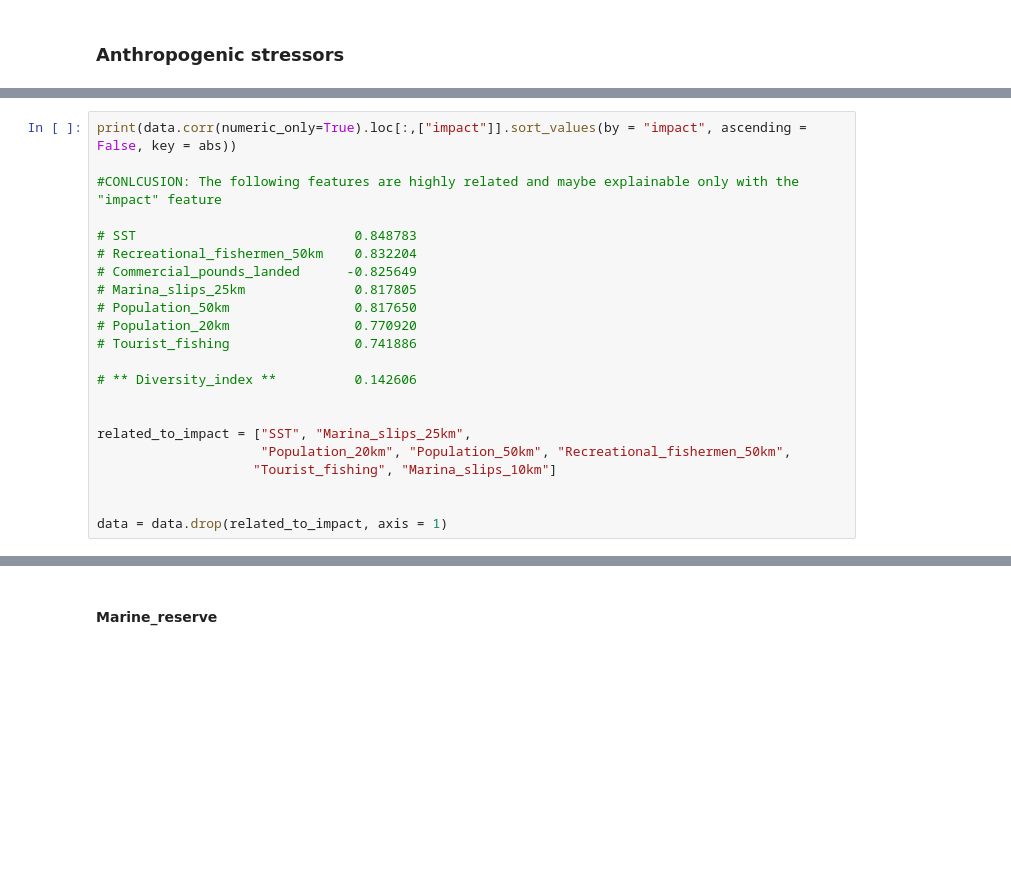
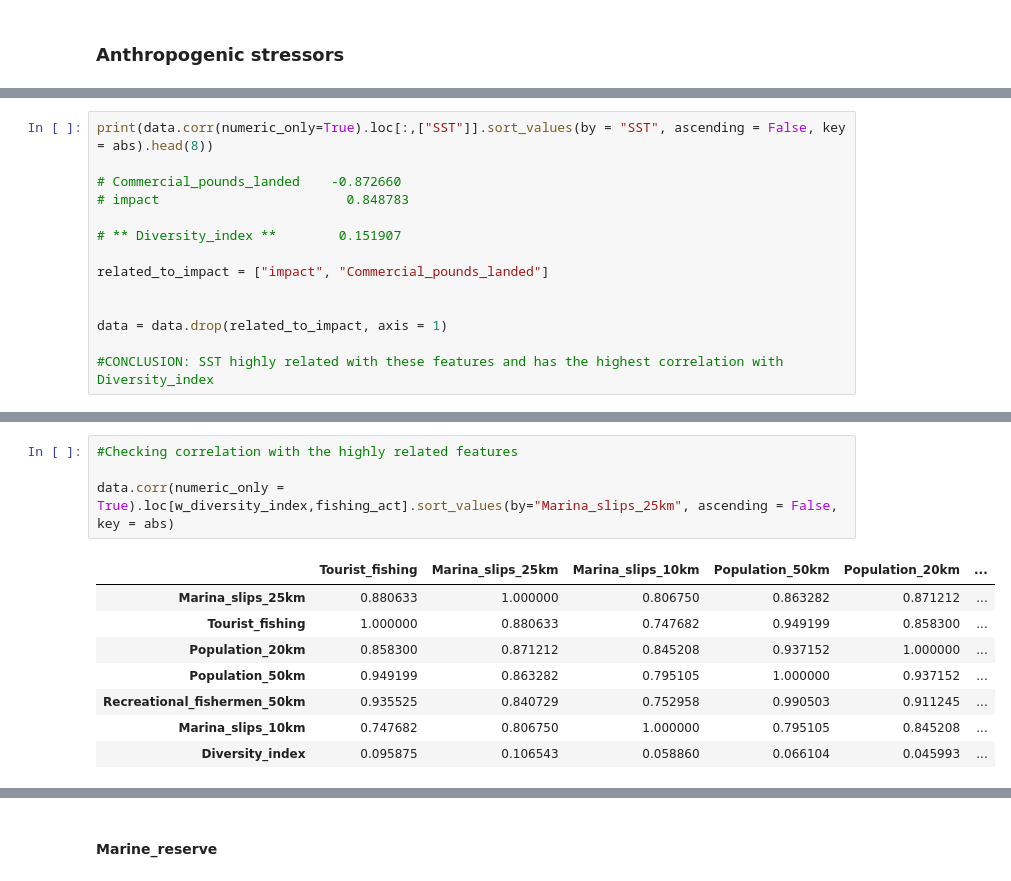
Before and after one commit to gpealat/coralreef, a Jupyter notebook: Notebooks/New EDA.ipynb, the cells around one changed output, grey strips where cells are left out. Drawn from its saved outputs; the diff is of its cells as text; blank space fills up the shorter version.

Commit message:
[Adding] Analysis with fishing activities interrelations

```diff
--- a/Notebooks/New EDA.ipynb
+++ b/Notebooks/New EDA.ipynb
@@ -210,23 +233,15 @@ Index(['Year', 'Month', 'Latitude', 'Longitude', 'Depth', 'Coral_cover',
 # %%
-print(data.corr(numeric_only=True).loc[:,["impact"]].sort_values(by = "impact", ascending = False, key = abs))
+print(data.corr(numeric_only=True).loc[:,["SST"]].sort_values(by = "SST", ascending = False, key = abs).head(8))
 
-#CONLCUSION: The following features are highly related and maybe explainable only with the "impact" feature
+# Commercial_pounds_landed    -0.872660
+# impact                        0.848783
 
-# SST                            0.848783
-# Recreational_fishermen_50km    0.832204
-# Commercial_pounds_landed      -0.825649
-# Marina_slips_25km              0.817805
-# Population_50km                0.817650
-# Population_20km                0.770920
-# Tourist_fishing                0.741886
+# ** Diversity_index **        0.151907
 
-# ** Diversity_index **          0.142606
-
-
-related_to_impact = ["SST", "Marina_slips_25km",
-                     "Population_20km", "Population_50km", "Recreational_fishermen_50km",
-                    "Tourist_fishing", "Marina_slips_10km"]
+related_to_impact = ["impact", "Commercial_pounds_landed"]
 
 
 data = data.drop(related_to_impact, axis = 1)
+
+#CONCLUSION: SST highly related with these features and has the highest correlation with Diversity_index
 # %% [output]
@@ -249,0 +272,13 @@ Comm_engagement              0.010161
+# %%
+#Checking correlation with the highly related features
+
+data.corr(numeric_only = True).loc[w_diversity_index,fishing_act].sort_values(by="Marina_slips_25km", ascending = False, key = abs)
+# %% [output]
+|  | Tourist_fishing | Marina_slips_25km | Marina_slips_10km | Population_50km | Population_20km | ... |
+| Marina_slips_25km | 0.880633 | 1.000000 | 0.806750 | 0.863282 | 0.871212 | ... |
+| Tourist_fishing | 1.000000 | 0.880633 | 0.747682 | 0.949199 | 0.858300 | ... |
+| Population_20km | 0.858300 | 0.871212 | 0.845208 | 0.937152 | 1.000000 | ... |
+| Population_50km | 0.949199 | 0.863282 | 0.795105 | 1.000000 | 0.937152 | ... |
+| Recreational_fishermen_50km | 0.935525 | 0.840729 | 0.752958 | 0.990503 | 0.911245 | ... |
+| Marina_slips_10km | 0.747682 | 0.806750 | 1.000000 | 0.795105 | 0.845208 | ... |
+| Diversity_index | 0.095875 | 0.106543 | 0.058860 | 0.066104 | 0.045993 | ... |
```
Also changed, not shown: parts of 17 cells of this notebook.
